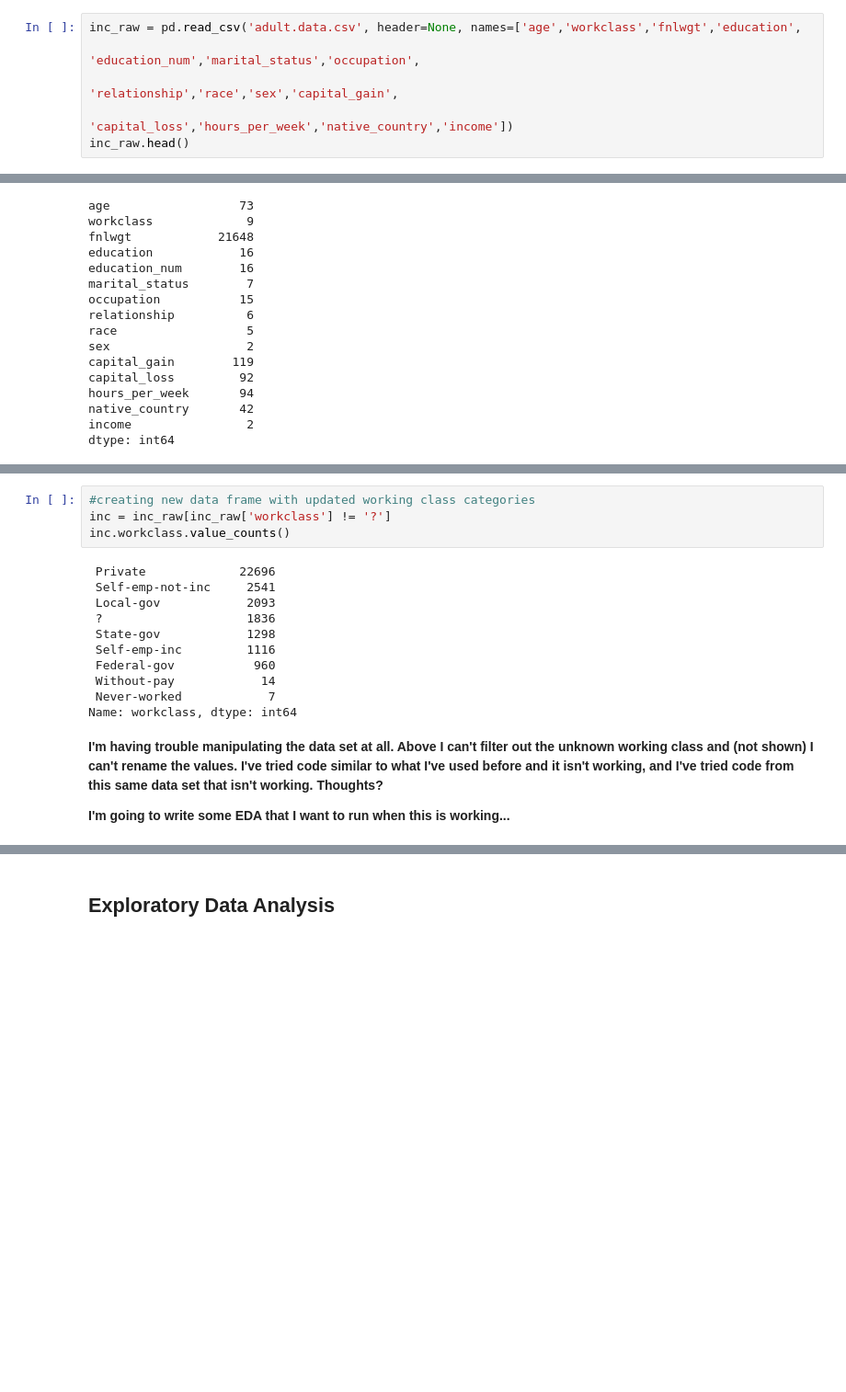
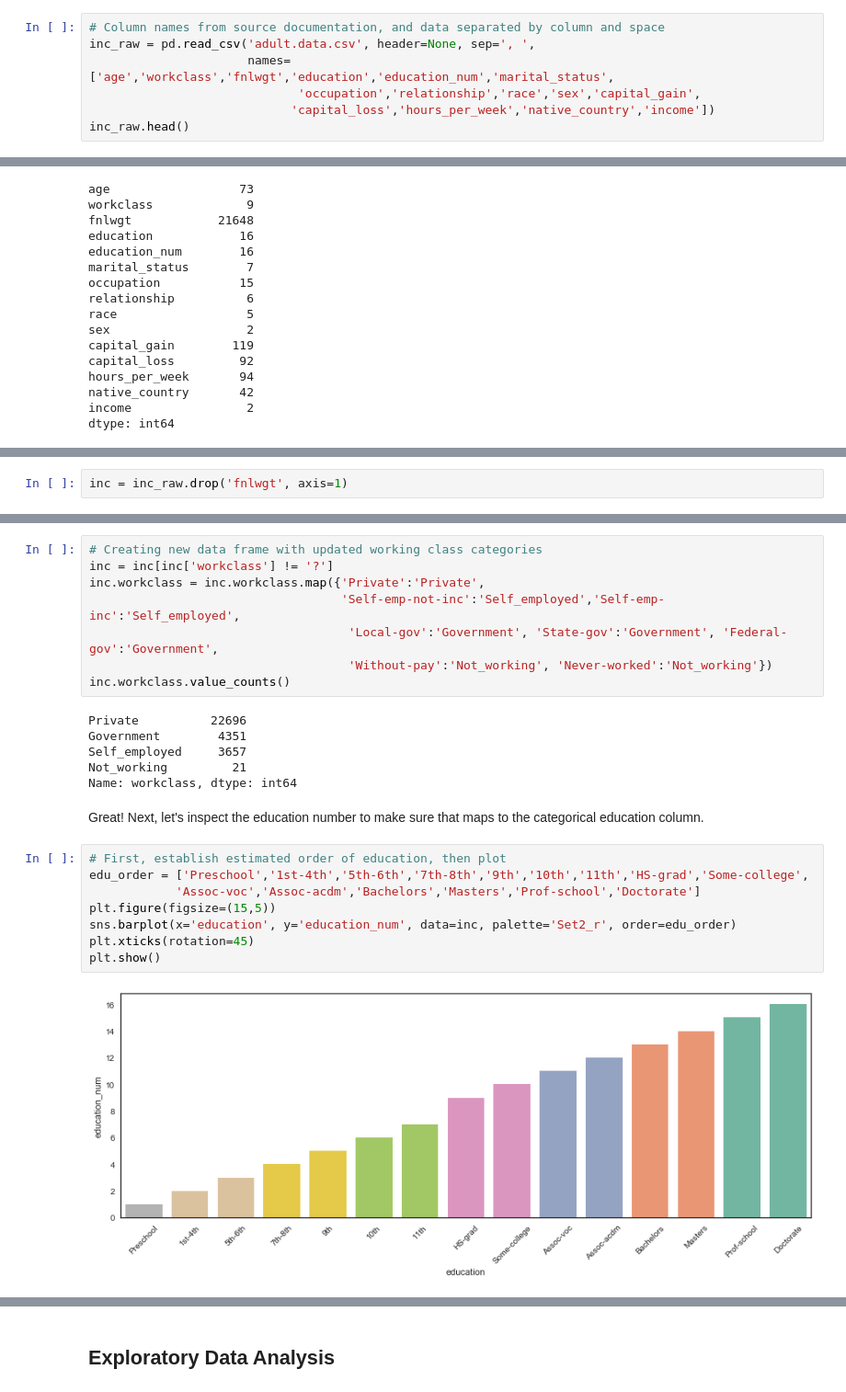
Before and after one commit to ephs08kmp/capstone_projects, a Jupyter notebook: Capstone 3 Income Data.ipynb, the cells around one changed output, grey strips where cells are left out. Shown: that part at 92% size. Saved outputs shown, nothing was run; the diff lists cells and outputs as text; blank space fills up the shorter version.

```diff
--- a/Capstone 3 Income Data.ipynb
+++ b/Capstone 3 Income Data.ipynb
@@ -48,10 +48,11 @@ from sklearn.linear_model import LogisticRegression
 # %% [markdown]
 ## Uploading, Cleaning, and Describing Data
 # %%
-inc_raw = pd.read_csv('adult.data.csv', header=None, names=['age','workclass','fnlwgt','education',
-                                                            'education_num','marital_status','occupation',
-                                                            'relationship','race','sex','capital_gain',
-                                                            'capital_loss','hours_per_week','native_country','income'])
+# Column names from source documentation, and data separated by column and space
+inc_raw = pd.read_csv('adult.data.csv', header=None, sep=', ',
+                      names=['age','workclass','fnlwgt','education','education_num','marital_status',
+                             'occupation','relationship','race','sex','capital_gain',
+                            'capital_loss','hours_per_week','native_country','income'])
 inc_raw.head()
 # %% [output]
 |  | age | workclass | fnlwgt | education | education_num | marital_status | occupation | relationship | ... |
@@ -115,0 +117,2 @@ Now, let's inspect the different values in each of the columns to get a better s
+# %%
+inc = inc_raw.drop('fnlwgt', axis=1)
@@ -131,19 +141,26 @@ This data set is very skewed in favor of employees of the private sector.  This
-# %%
-#creating new data frame with updated working class categories
-inc = inc_raw[inc_raw['workclass'] != '?']
-inc.workclass.value_counts()
-# %% [output]
- Private             22696
- Self-emp-not-inc     2541
- Local-gov            2093
- ?                    1836
- State-gov            1298
- Self-emp-inc         1116
- Federal-gov           960
- Without-pay            14
- Never-worked            7
-Name: workclass, dtype: int64
-# %% [markdown]
-__I'm having trouble manipulating the data set at all.  Above I can't filter out the unknown working class and (not shown) I can't rename the values.  I've tried code similar to what I've used before and it isn't working, and I've tried code from this same data set that isn't working.  Thoughts?__
-
-__I'm going to write some EDA that I want to run when this is working...__
+# %%
+# Creating new data frame with updated working class categories
+inc = inc[inc['workclass'] != '?']
+inc.workclass = inc.workclass.map({'Private':'Private',
+                                   'Self-emp-not-inc':'Self_employed','Self-emp-inc':'Self_employed',
+                                    'Local-gov':'Government', 'State-gov':'Government', 'Federal-gov':'Government',
+                                    'Without-pay':'Not_working', 'Never-worked':'Not_working'})
+inc.workclass.value_counts()
+# %% [output]
+Private          22696
+Government        4351
+Self_employed     3657
+Not_working         21
+Name: workclass, dtype: int64
+# %% [markdown]
+Great! Next, let's inspect the education number to make sure that maps to the categorical education column.
+# %%
+# First, establish estimated order of education, then plot
+edu_order = ['Preschool','1st-4th','5th-6th','7th-8th','9th','10th','11th','HS-grad','Some-college',
+            'Assoc-voc','Assoc-acdm','Bachelors','Masters','Prof-school','Doctorate']
+plt.figure(figsize=(15,5))
+sns.barplot(x='education', y='education_num', data=inc, palette='Set2_r', order=edu_order)
+plt.xticks(rotation=45)
+plt.show()
+# %% [output]
+[figure, added]
```
Also changed, not shown: parts of 33 cells of this notebook.
